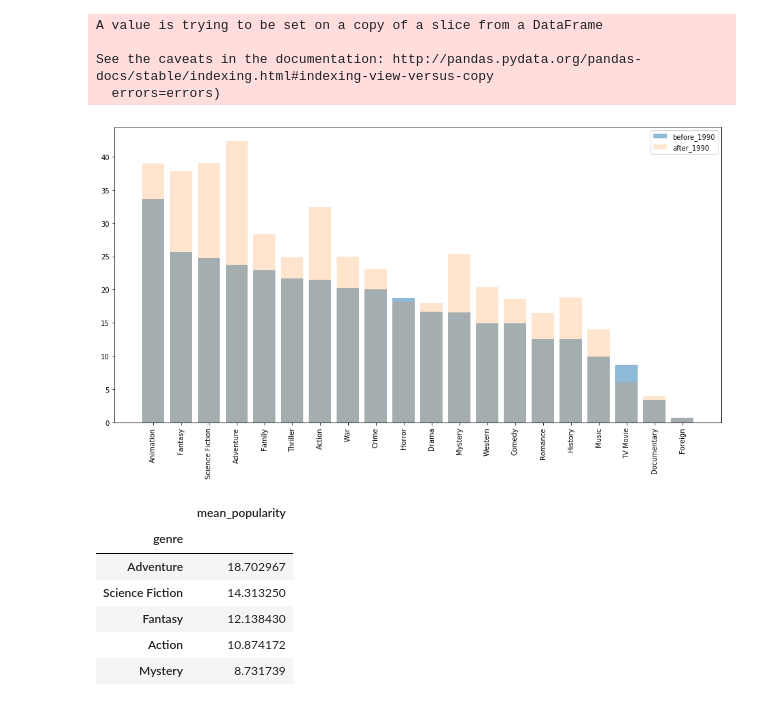
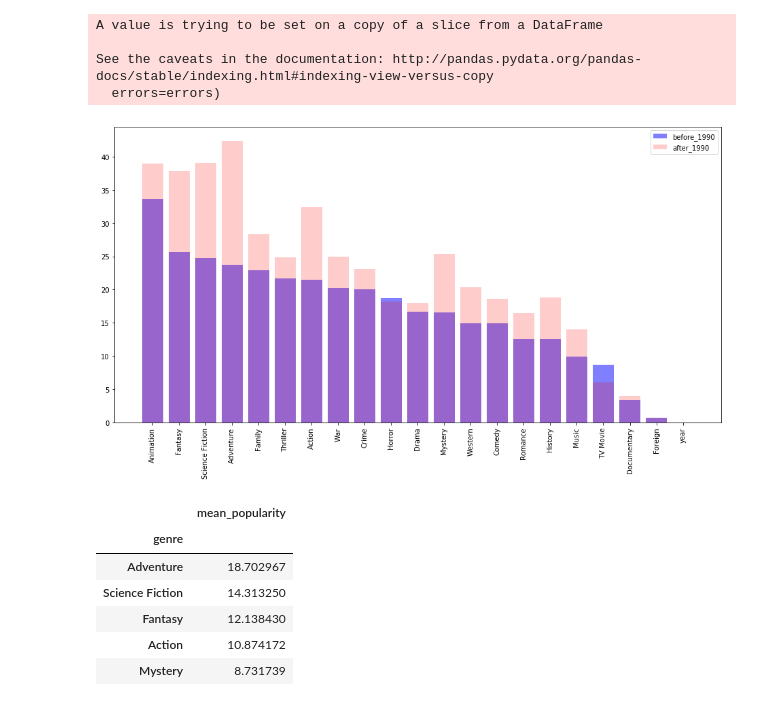
Before and after one commit to CapBass/Math_statistics_mini_project, a Jupyter notebook: Project.ipynb, the cells around one changed output. Drawn from its saved outputs; the diff is of its cells as text; code cells hidden in the pictures.

```diff
--- a/Project.ipynb
+++ b/Project.ipynb
@@ -84,7 +84,7 @@ def label_encoding(df, column):
 # %%
 def prepare_data(df):
 
-    remove_cols = ['genres', 'id', 'homepage', 'keywords', 'spoken_languages', 'overview', 'original_title',
+    remove_cols = ['genres', 'homepage', 'keywords', 'spoken_languages', 'overview', 'original_title',
                   'tagline', 'release_date', 'status','title','production_countries', 'production_companies',
                    'original_language']
     df['year'] = df['release_date'].apply(get_year)
@@ -119,12 +119,12 @@ before_1990.set_index('genre', inplace=True)
 after_1990.set_index('genre', inplace=True)
 # %%
 plt.figure(figsize=(16,8))
-plt.bar(before_1990.index, before_1990 ['mean_popularity'], alpha=0.5, label='before_1990')
-plt.bar(after_1990.index, after_1990 ['mean_popularity'], alpha=0.2, label='after_1990')
+plt.bar(before_1990.index, before_1990 ['mean_popularity'], color='b', alpha=0.5, label='before_1990')
+plt.bar(after_1990.index, after_1990 ['mean_popularity'], color='r', alpha=0.2, label='after_1990')
 plt.xticks(rotation='90')
 plt.legend();
 # %% [output]
-[figure, old version]
+[figure, new version]
 # %%
 best_popularity = np.abs(before_1990 - after_1990).sort_values(by='mean_popularity', ascending=False)[:5]
 best_popularity
```
Also changed, not shown: parts of 19 cells of this notebook.
